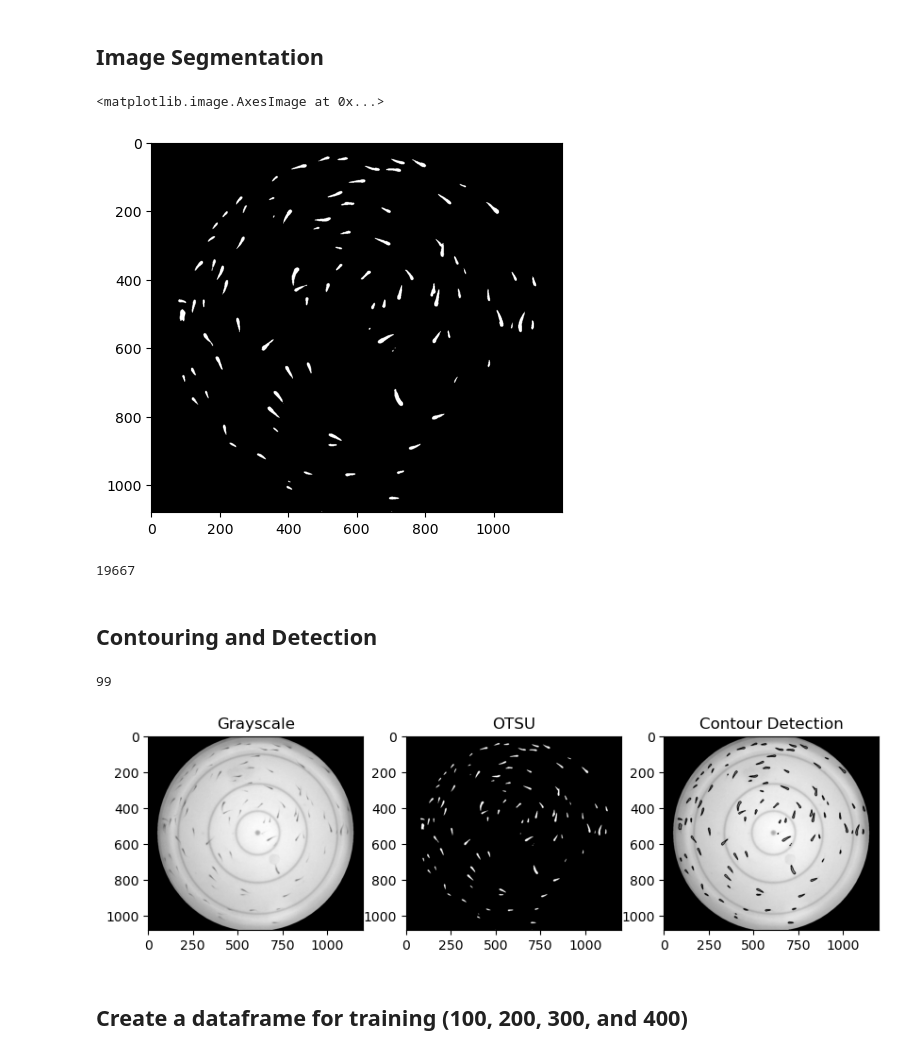
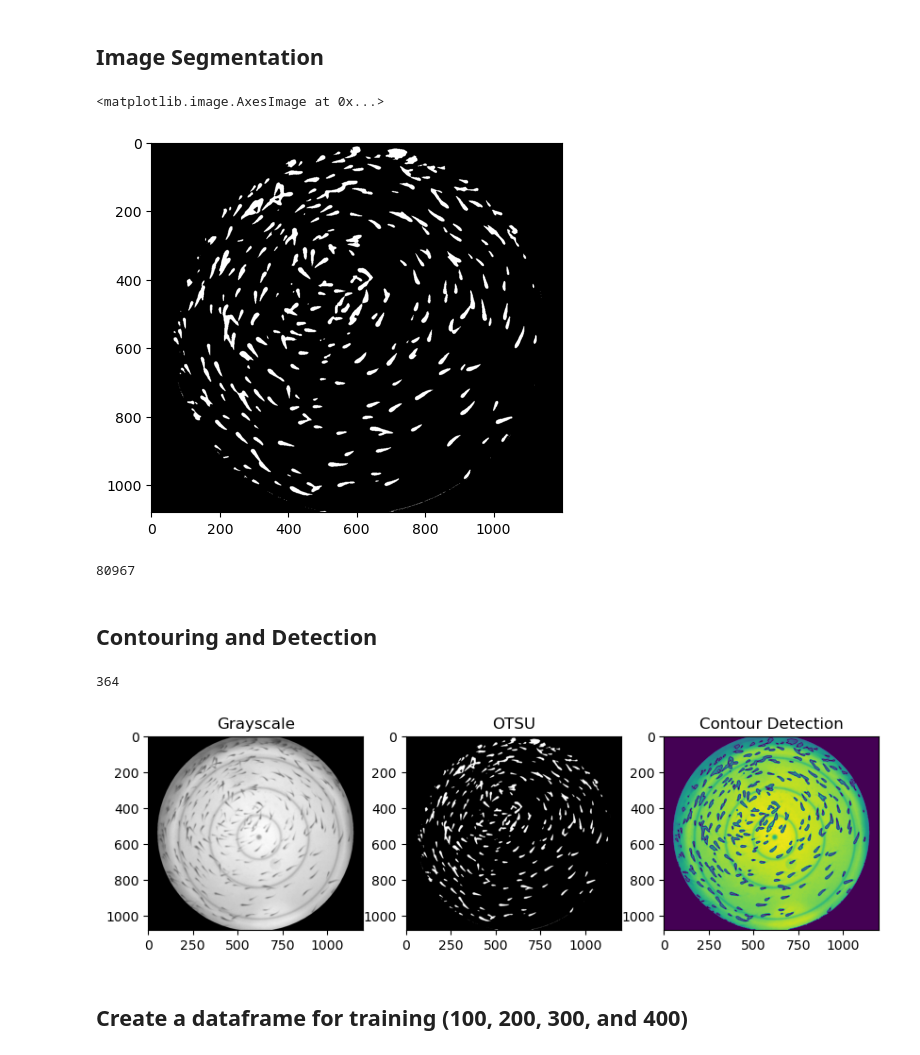
Before and after one commit to errutorculas/Milkfish-Fry-Counter, a Jupyter notebook: fry_counter.ipynb, the cells around one changed output. Saved outputs shown, nothing was run; the diff lists cells and outputs as text; code cells hidden in the pictures.

```diff
--- a/fry_counter.ipynb
+++ b/fry_counter.ipynb
@@ -24,7 +24,7 @@ import numpy as np
 # %% [markdown]
 ## Analysis
 # %%
-sample_img = cv.imread('./IMAGES/100/my_photo-6.jpg')
+sample_img = cv.imread('./IMAGES/400/my_photo-6.jpg')
 sample_img = cv.cvtColor(sample_img, cv.COLOR_BGR2GRAY)
 plt.imshow(sample_img, cmap='gray')
 # %% [output]
@@ -61,6 +61,6 @@ plt.imshow(sample_img_GaussianFilter, cmap='gray')
 # %%
 # Processing the background image
-bg_img = cv.imread('./IMAGES/100/background.jpg')
+bg_img = cv.imread('./IMAGES/400/background.jpg')
 bg_img = cv.cvtColor(bg_img, cv.COLOR_BGR2GRAY)
 bg_img_cropped = crop_img(bg_img)
 
@@ -71,7 +71,7 @@ bg_img_cropped = crop_img(bg_img)
     of the circles (bowl).
 """
 # Gaussian filter in the background image
-bg_img_GaussianFilter = cv.GaussianBlur(bg_img_cropped,(7,7),0)
+bg_img_GaussianFilter = cv.GaussianBlur(bg_img_cropped,(9,9),0)
 plt.imshow(bg_img_GaussianFilter, cmap='gray')
 # %% [output]
 <matplotlib.image.AxesImage at 0x...>
@@ -98,46 +98,46 @@ _, OTSU_thresh = cv.threshold(diff_img, 0, 255, cv.THRESH_BINARY+cv.THRESH_OTSU)
 plt.imshow(OTSU_thresh, cmap='gray')
 # %% [output]
 <matplotlib.image.AxesImage at 0x...>
-[figure, old version]
+[figure, new version]
 # %%
 def count_white_pixels(threshold):
     return np.count_nonzero(threshold == 255)
 
 count_white_pixels(OTSU_thresh)
 # %% [output]
-19667
+80967
 # %% [markdown]
 ## Contouring and Detection
 # %%
 """
     Dectection of Contours
 """
 
 contours, _ = cv.findContours(OTSU_thresh, cv.RETR_TREE, cv.CHAIN_APPROX_SIMPLE)
 
 detection = cv.drawContours(sample_img_cropped, contours, -1, (0, 255, 0), 3)
 
 print(len(contours))
 
 # Create a figure with two subplots
 fig, axs = plt.subplots(1, 3, figsize=(10, 5))
 
 # Plot the first image in the first subplot
 axs[0].imshow(crop_img(sample_img), cmap="gray")
 axs[0].set_title('Grayscale')
 
 # Plot the second image in the second subplot
 axs[1].imshow(OTSU_thresh, cmap="gray")
 axs[1].set_title('OTSU')
 
 # Plot the second image in the second subplot
-axs[2].imshow(detection, cmap = "gray")
+axs[2].imshow(detection)
 axs[2].set_title('Contour Detection')
 
 plt.show()
 # %% [output]
-99
+364
-[figure, old version]
+[figure, new version]
 # %% [markdown]
 ## Create a dataframe for training (100, 200, 300, and 400)
 # %%
```
Also changed, not shown: parts of 4 cells of this notebook, 1 other file.
